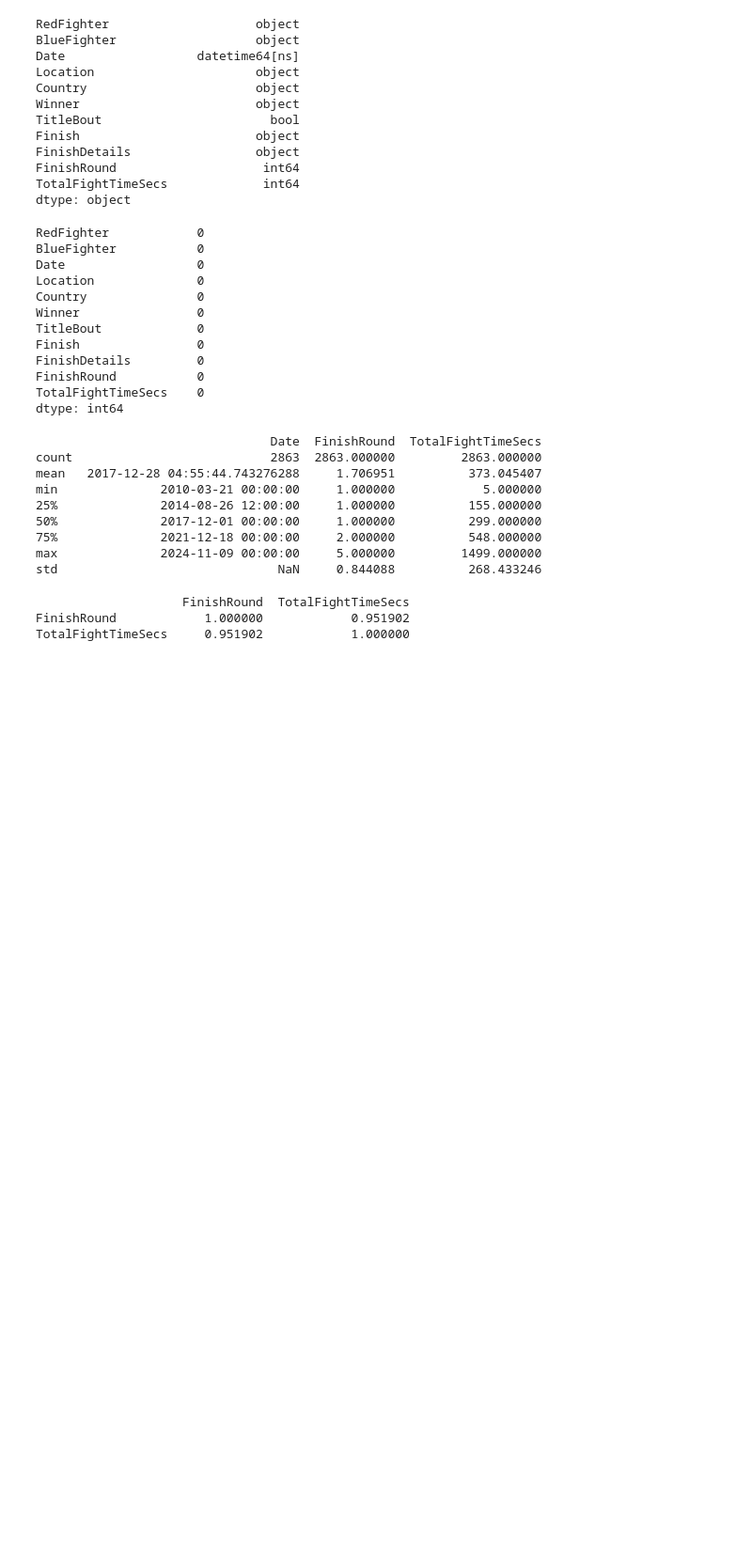
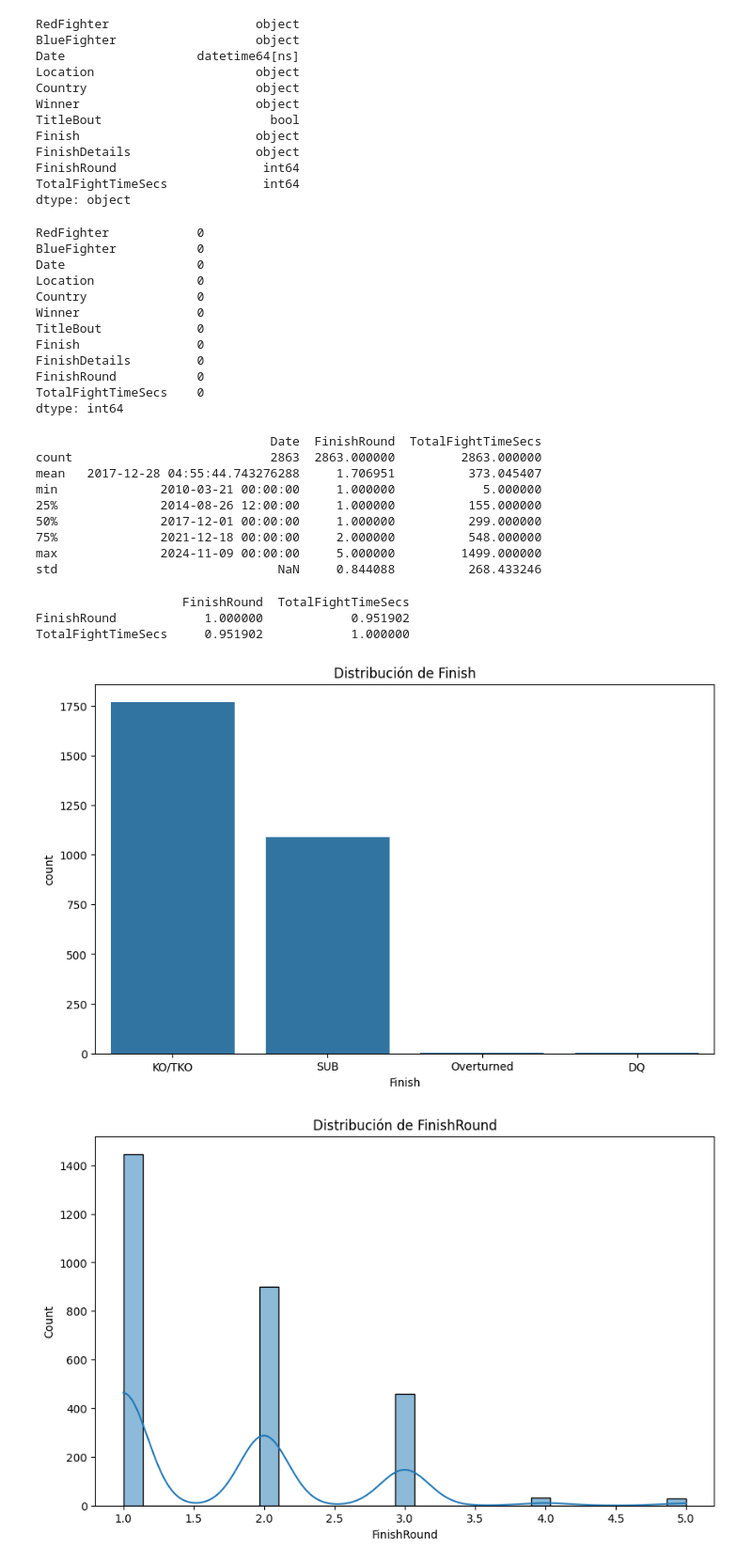
Before and after one commit to orlandova939/mineriadata, a Jupyter notebook: UFC_data_mining.ipynb, the cells around one changed output. Shown at 94% size. Saved outputs shown, nothing was run; the diff lists cells and outputs as text; code cells hidden in the pictures; blank space fills up the shorter version.

```diff
--- a/UFC_data_mining.ipynb
+++ b/UFC_data_mining.ipynb
@@ -130,3 +130,39 @@ print(correlation)
                     FinishRound  TotalFightTimeSecs
 FinishRound            1.000000            0.951902
 TotalFightTimeSecs     0.951902            1.000000
+# %%
+import matplotlib.pyplot as plt
+import seaborn as sns
+
+# 1. Gráfico de barras para la columna 'Finish'
+plt.figure(figsize=(10, 6))
+sns.countplot(data=df, x='Finish')
+plt.title('Distribución de Finish')
+plt.show()
+
+# 2. Histograma de 'FinishRound'
+plt.figure(figsize=(10, 6))
+sns.histplot(df['FinishRound'], kde=True)
+plt.title('Distribución de FinishRound')
+plt.show()
+
+# 3. Boxplot para detectar valores atípicos en 'FinishRound'
+plt.figure(figsize=(10, 6))
+sns.boxplot(data=df, x='FinishRound')
+plt.title('Boxplot de FinishRound')
+plt.show()
+
+# 4. Scatter plot entre 'FinishRound' y 'TotalFightTimeSecs'
+plt.figure(figsize=(10, 6))
+sns.scatterplot(data=df, x='FinishRound', y='TotalFightTimeSecs')
+plt.title('Relación entre FinishRound y TotalFightTimeSecs')
+plt.show()
+
+# 5. Pie chart para la columna 'Winner'
+plt.figure(figsize=(10, 6))
+df['Winner'].value_counts().plot.pie(autopct='%1.1f%%', figsize=(7, 7))
+plt.title('Distribución de Winners')
+plt.show()
+# %% [output]
+[figure, added]
+[figure, added]
```
Also changed, not shown: parts of 1 cell of this notebook.
